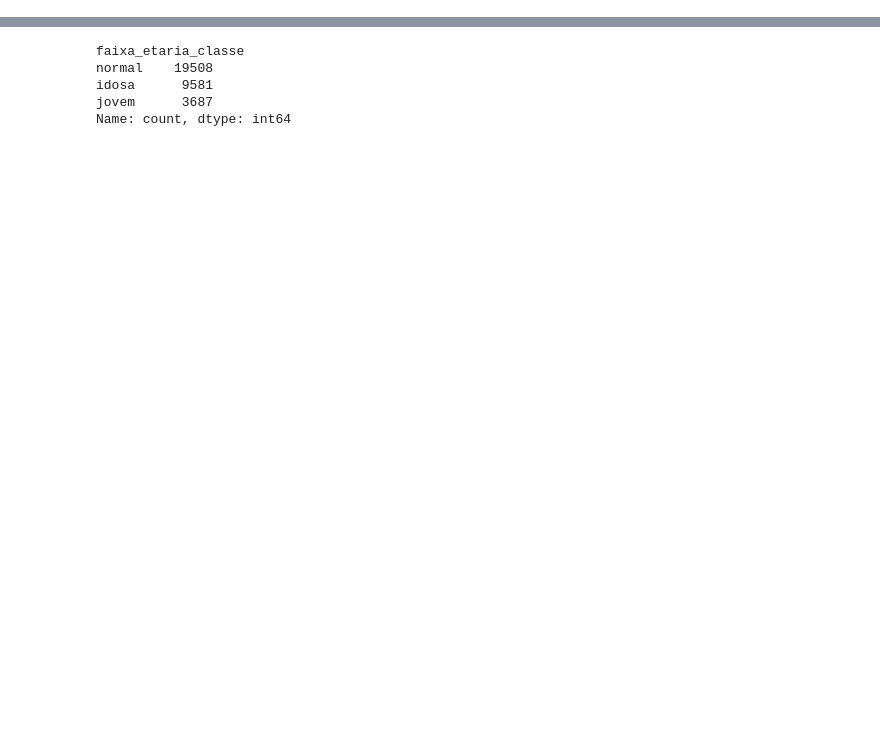
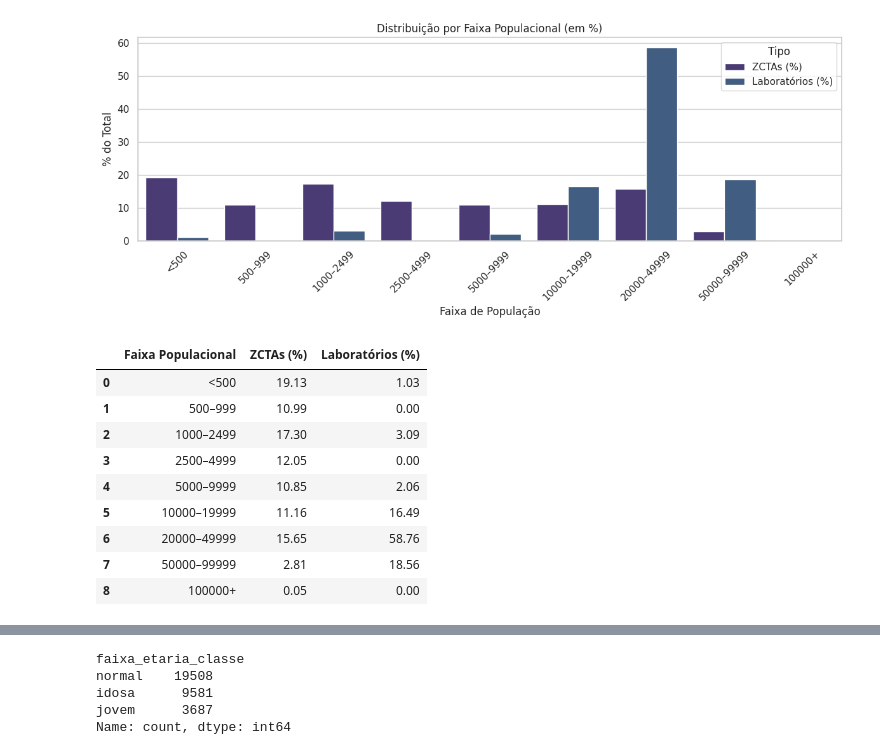
Before and after one commit to ezschneider/labs-strategic-expansion, a Jupyter notebook: notebooks/02_eda.ipynb, the cells around one changed output, grey strips where cells are left out. Saved outputs shown, nothing was run; the diff lists cells and outputs as text; code cells hidden in the pictures; blank space fills up the shorter version.

```diff
--- a/notebooks/02_eda.ipynb
+++ b/notebooks/02_eda.ipynb
@@ -117,34 +126,46 @@ def plot_population_and_lab_distribution(
     # Contagens por faixa
     zcta_counts = demographic_df['PopulationGroup'].value_counts().sort_index()
     lab_counts = merged['PopulationGroup'].value_counts().sort_index()
 
     if use_percentage:
         zcta_counts = (zcta_counts / zcta_counts.sum() * 100).round(2)
         lab_counts = (lab_counts / lab_counts.sum() * 100).round(2)
 
     # Organizar DataFrame para visualização
     plot_df = pd.DataFrame({
         'Faixa Populacional': labels,
         'ZCTAs (%)' if use_percentage else 'ZCTAs': zcta_counts.reindex(labels).fillna(0).values,
         'Laboratórios (%)' if use_percentage else 'Laboratórios': lab_counts.reindex(labels).fillna(0).values
     })
 
     plot_df_melted = plot_df.melt(id_vars='Faixa Populacional', var_name='Tipo', value_name='Valor')
 
     # Plot com Seaborn
     plt.figure(figsize=(12, 5))
     sns.barplot(data=plot_df_melted, x='Faixa Populacional', y='Valor', hue='Tipo')
     plt.title("Distribuição por Faixa Populacional" + (" (em %)" if use_percentage else ""))
     plt.xlabel("Faixa de População")
     plt.ylabel("% do Total" if use_percentage else "Contagem")
     plt.xticks(rotation=45)
     plt.tight_layout()
     plt.show()
 
     return plot_df
 
 
-# plot_population_and_lab_distribution(dfs['demographic'], dfs['geocode'])
+plot_population_and_lab_distribution(dfs['demographic'], dfs['geocode'])
+# %% [output]
+[figure, added]
+|  | Faixa Populacional | ZCTAs (%) | Laboratórios (%) |
+| 0 | <500 | 19.13 | 1.03 |
+| 1 | 500–999 | 10.99 | 0.00 |
+| 2 | 1000–2499 | 17.30 | 3.09 |
+| 3 | 2500–4999 | 12.05 | 0.00 |
+| 4 | 5000–9999 | 10.85 | 2.06 |
+| 5 | 10000–19999 | 11.16 | 16.49 |
+| 6 | 20000–49999 | 15.65 | 58.76 |
+| 7 | 50000–99999 | 2.81 | 18.56 |
+| 8 | 100000+ | 0.05 | 0.00 |
 # %%
 def plot_numeric_distributions(
     dfs: dict[str, pd.DataFrame],
```
Also changed, not shown: parts of 4 cells of this notebook, 6 other files.
